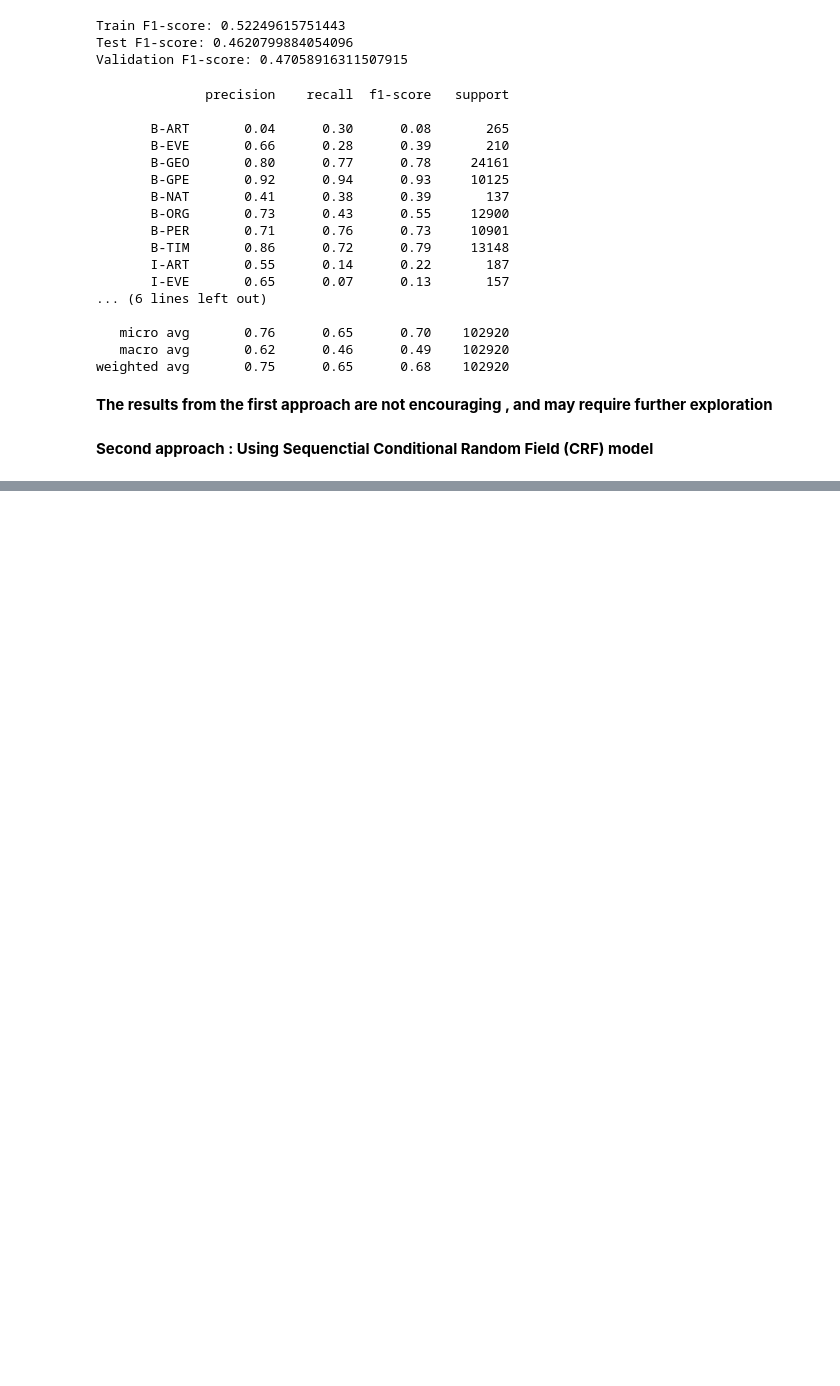
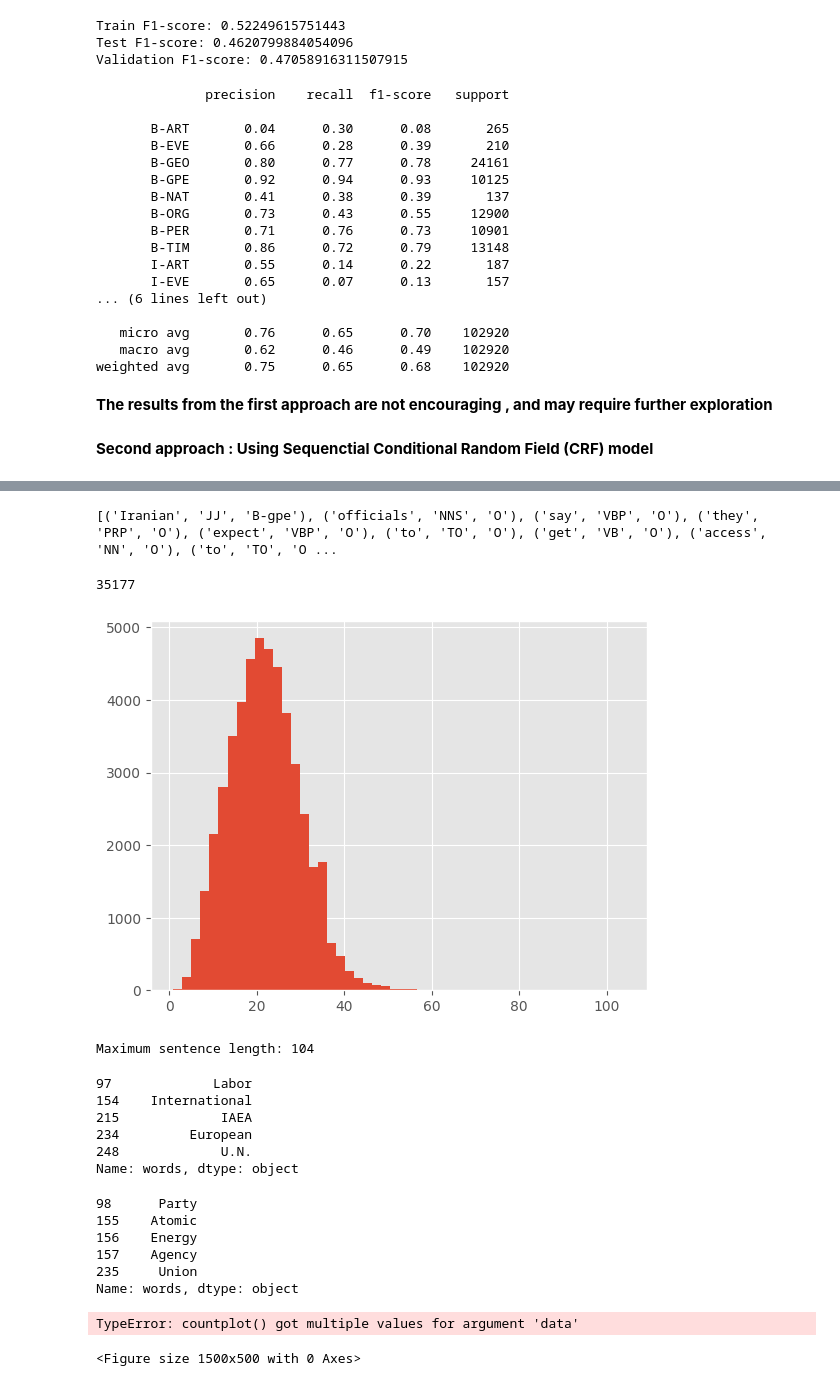
Before and after one commit to pypratikyesankar9/NLP_demystified, a Jupyter notebook: Named_entity_first_cut_model.ipynb, the cells around one changed output, grey strips where cells are left out. Drawn from its saved outputs; the diff is of its cells as text; code cells hidden in the pictures; blank space fills up the shorter version.

```diff
--- a/Named_entity_first_cut_model.ipynb
+++ b/Named_entity_first_cut_model.ipynb
@@ -446,0 +409,73 @@ print(max(x[0]))
+# %%
+# A class to retrieve the sentences from the dataset
+class getsentence(object):
+
+    def __init__(self, data):
+        self.n_sent = 1.0
+        self.data = data
+        self.empty = False
+        agg_func = lambda s: [(w, p, t) for w, p, t in zip(s["words"].values.tolist(),
+                                                           s["POS"].values.tolist(),
+                                                           s["labels"].values.tolist())]
+        self.grouped = self.data.groupby("sentence_id").apply(agg_func)
+        self.sentences = [s for s in self.grouped]
+# %%
+getter = getsentence(data)
+# %%
+sentences = getter.sentences
+#ths is how a sentence will look like.
+print(sentences[1])
+# %% [output]
+[('Iranian', 'JJ', 'B-gpe'), ('officials', 'NNS', 'O'), ('say', 'VBP', 'O'), ('they', 'PRP', 'O'), ('expect', 'VBP', 'O'), ('to', 'TO', 'O'), ('get', 'VB', 'O'), ('access', 'NN', 'O'), ('to', 'TO', 'O ...
+# %%
+#Lets find the number of words in the dataset
+words = list(set(data["words"].values))
+n_words = len(words)
+print(n_words)
+# %% [output]
+35177
+# %%
+#Lets visualize how the sentences are distributed by their length
+plt.style.use("ggplot")
+plt.hist([len(s) for s in sentences], bins=50)
+plt.show()
+# %% [output]
+[figure, added]
+# %%
+#Lets find out the longest sentence length in the dataset
+maxlen = max([len(s) for s in sentences])
+print ('Maximum sentence length:', maxlen)
+# %% [output]
+Maximum sentence length: 104
+# %%
+#Words tagged as B-org
+data.loc[data['labels'] == 'B-org', 'words'].head()
+# %% [output]
+97             Labor
+154    International
+215             IAEA
+234         European
+248             U.N.
+Name: words, dtype: object
+# %%
+#Words tagged as I-org
+data.loc[data['labels'] == 'I-org', 'words'].head()
+# %% [output]
+98      Party
+155    Atomic
+156    Energy
+157    Agency
+235     Union
+Name: words, dtype: object
+# %%
+import seaborn as sns
+
+#Words distribution across Tags
+plt.figure(figsize=(15, 5))
+ax = sns.countplot('labels', data= data)
+ax.set_xticklabels(ax.get_xticklabels(), rotation=90, ha="center")
+plt.tight_layout()
+plt.show()
+# %% [output]
+TypeError: countplot() got multiple values for argument 'data'
+<Figure size 1500x500 with 0 Axes>
```
Also changed, not shown: parts of 14 cells of this notebook.
